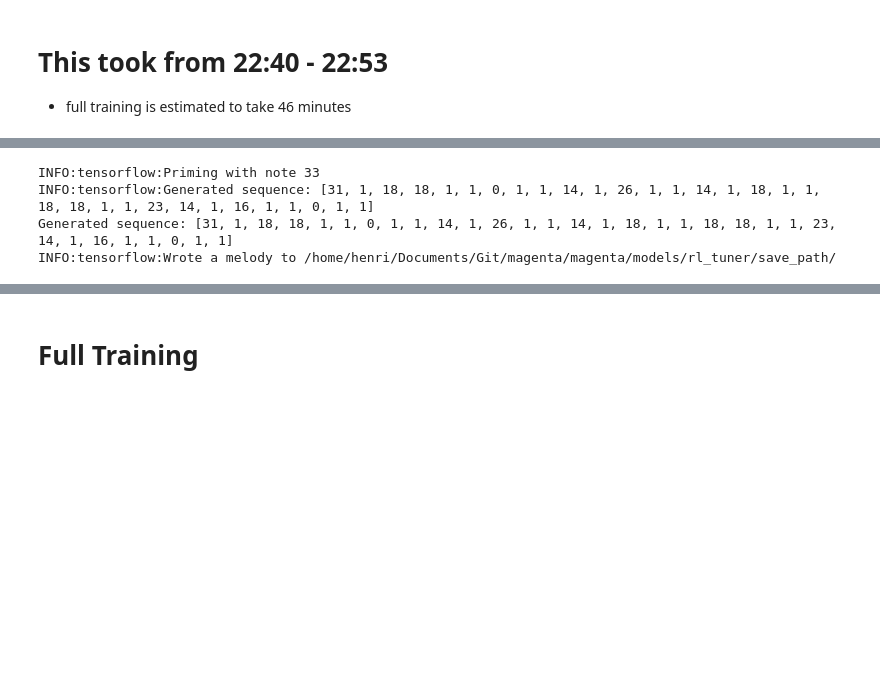
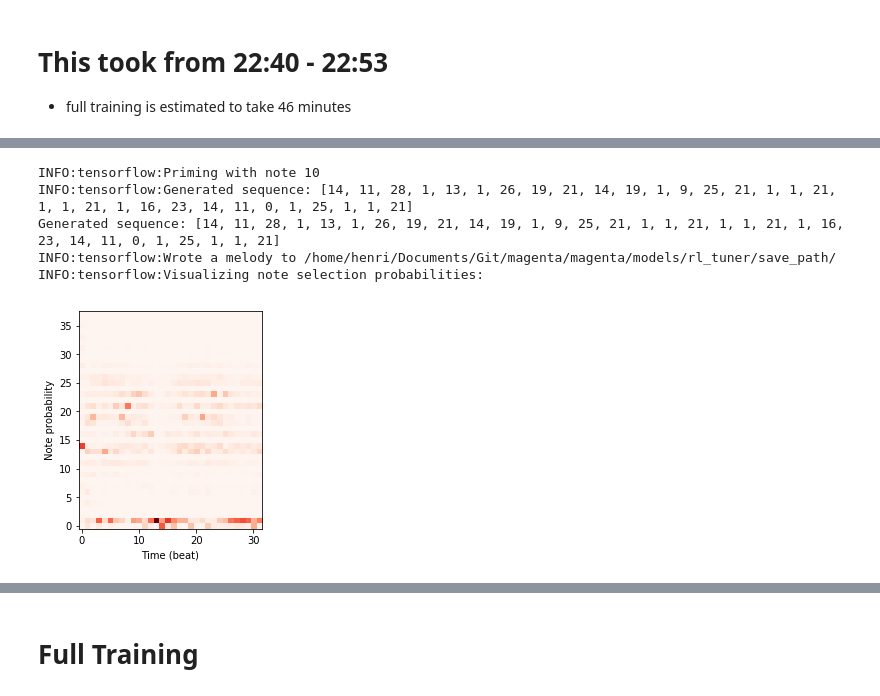
Before and after one commit to herougo/magenta, a Jupyter notebook: magenta/models/rl_tuner/rl_tuner.ipynb, the cells around one changed output, grey strips where cells are left out. Saved outputs shown, nothing was run; the diff lists cells and outputs as text; code cells hidden in the pictures; blank space fills up the shorter version.

```diff
--- a/magenta/models/rl_tuner/rl_tuner.ipynb
+++ b/magenta/models/rl_tuner/rl_tuner.ipynb
@@ -131,12 +131,14 @@ Total notes:3200.0
 # %%
 # rl_net.plot_evaluation()
 # %%
-rl_net.generate_music_sequence(visualize_probs=False, title='post_little_rl5-1', length=32)
+rl_net.generate_music_sequence(visualize_probs=True, title='post_little_rl6-1', length=32)
 # %% [output]
-INFO:tensorflow:Priming with note 33
-INFO:tensorflow:Generated sequence: [31, 1, 18, 18, 1, 1, 0, 1, 1, 14, 1, 26, 1, 1, 14, 1, 18, 1, 1, 18, 18, 1, 1, 23, 14, 1, 16, 1, 1, 0, 1, 1]
-Generated sequence: [31, 1, 18, 18, 1, 1, 0, 1, 1, 14, 1, 26, 1, 1, 14, 1, 18, 1, 1, 18, 18, 1, 1, 23, 14, 1, 16, 1, 1, 0, 1, 1]
+INFO:tensorflow:Priming with note 10
+INFO:tensorflow:Generated sequence: [14, 11, 28, 1, 13, 1, 26, 19, 21, 14, 19, 1, 9, 25, 21, 1, 1, 21, 1, 1, 21, 1, 16, 23, 14, 11, 0, 1, 25, 1, 1, 21]
+Generated sequence: [14, 11, 28, 1, 13, 1, 26, 19, 21, 14, 19, 1, 9, 25, 21, 1, 1, 21, 1, 1, 21, 1, 16, 23, 14, 11, 0, 1, 25, 1, 1, 21]
 INFO:tensorflow:Wrote a melody to /home/henri/Documents/Git/magenta/magenta/models/rl_tuner/save_path/
+INFO:tensorflow:Visualizing note selection probabilities:
+[figure, added]
 # %%
 #rl_tuner.DEBUG = True
 #rl_net.evaluate_model(1)
```
Also changed, not shown: parts of 8 cells of this notebook, 6 other files.
